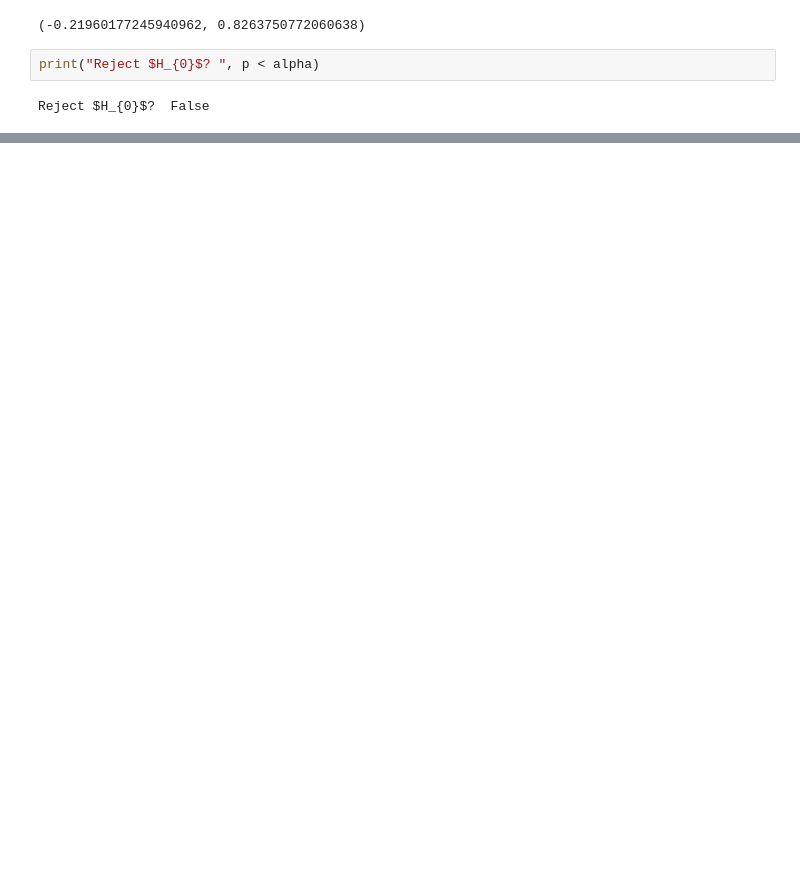
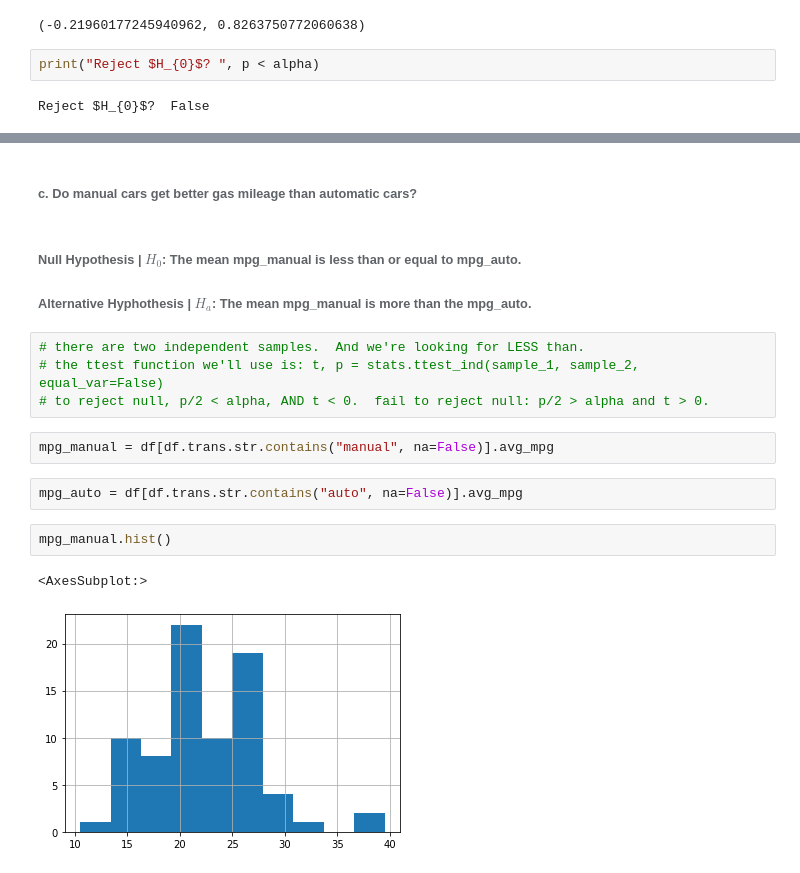
Before and after one commit to Brooke-Holyoak/statistics-exercises, a Jupyter notebook: hypothesis_testing.ipynb, the cells around one changed output, grey strips where cells are left out. Saved outputs shown, nothing was run; the diff lists cells and outputs as text; blank space fills up the shorter version.

Commit message:
ttest excercises

```diff
--- a/hypothesis_testing.ipynb
+++ b/hypothesis_testing.ipynb
@@ -220,0 +268,19 @@ Reject $H_{0}$?  False
+# %% [markdown]
+###### c. Do manual cars get better gas mileage than automatic cars?
+# %% [markdown]
+###### Null Hypothesis | $H_{0}$: The mean mpg_manual is less than or equal to mpg_auto.
+
+###### Alternative Hyphothesis | $H_{a}$: The mean mpg_manual is more than the mpg_auto.
+# %%
+# there are two independent samples.  And we're looking for LESS than.
+# the ttest function we'll use is: t, p = stats.ttest_ind(sample_1, sample_2, equal_var=False)
+# to reject null, p/2 < alpha, AND t < 0.  fail to reject null: p/2 > alpha and t > 0.
+# %%
+mpg_manual = df[df.trans.str.contains("manual", na=False)].avg_mpg
+# %%
+mpg_auto = df[df.trans.str.contains("auto", na=False)].avg_mpg
+# %%
+mpg_manual.hist()
+# %% [output]
+<AxesSubplot:>
+[figure, added]
```
Also changed, not shown: parts of 15 cells of this notebook.
